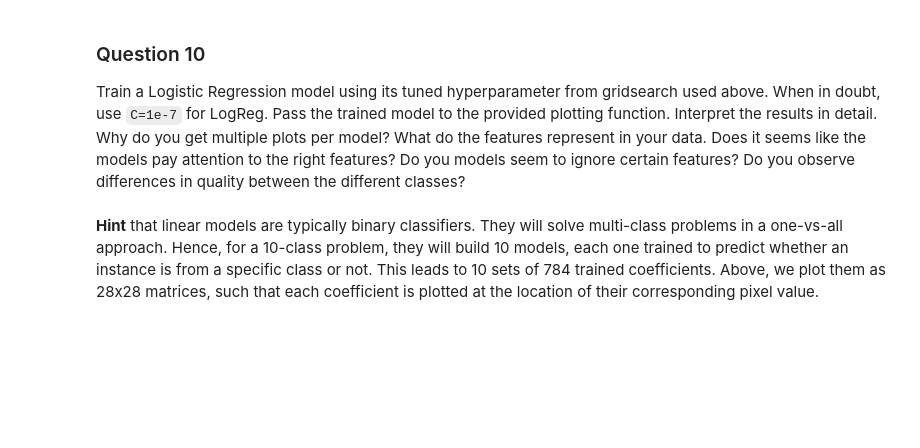
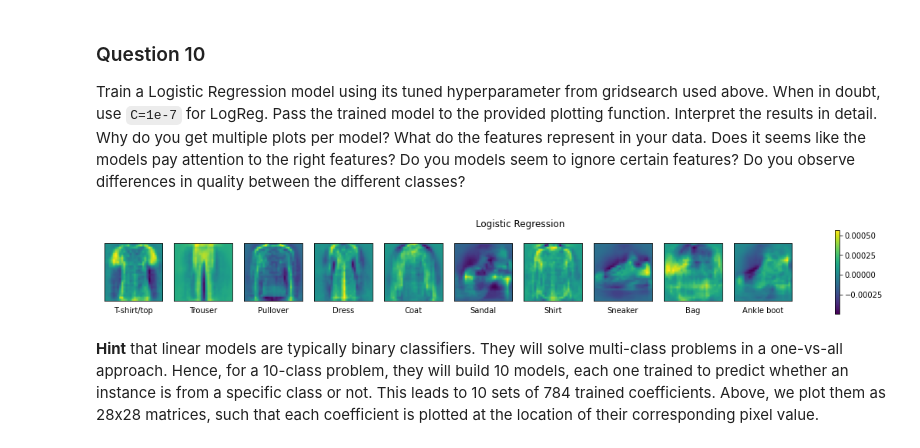
Before and after one commit to EHVB/AI-In-Medicine, a Jupyter notebook: Assignment2/Ehab Kamal - A2_Regression.ipynb, the cells around one changed output. Cells and saved outputs as stored; diff of their text form; code cells hidden in the pictures; blank space fills up the shorter version.

```diff
--- a/Assignment2/Ehab Kamal - A2_Regression.ipynb
+++ b/Assignment2/Ehab Kamal - A2_Regression.ipynb
@@ -380,4 +486,6 @@ y_pred = model.predict(X_test)
 A confusion matrix shows the amount of examples in for each pair of true and predicted classes. Interpret the results. Draw the complete confusion matrix for the true and predicted test data.
 # %%
 #### Code for calculating the confusion matrix
-cm = ################
+from sklearn.metrics import confusion_matrix
+cm = confusion_matrix(y_test,y_pred)
+cm
@@ -415,6 +536,10 @@ def plot_coefficients(model, name=None):
     fig.colorbar(m, ax=axes.ravel().tolist())
 # %%
 ##### Call on the function plot_coefficients using your trained model
+model = LogisticRegression(C=1e-7).fit(X_train,y_train)
+plot_coefficients(model,"Logistic Regression")
+# %% [output]
+[figure, added]
 # %% [markdown]
 **Hint** that linear models are typically binary classifiers. They will solve multi-class problems in a one-vs-all approach. Hence, for a 10-class problem, they will build 10 models, each one trained to predict whether an instance is from a specific class or not. This leads to 10 sets of 784 trained coefficients. Above, we plot them as 28x28 matrices, such that each coefficient is plotted at the location of their corresponding pixel value.
 # %% [markdown]
```
Also changed, not shown: parts of 25 cells of this notebook, 1 other file.
